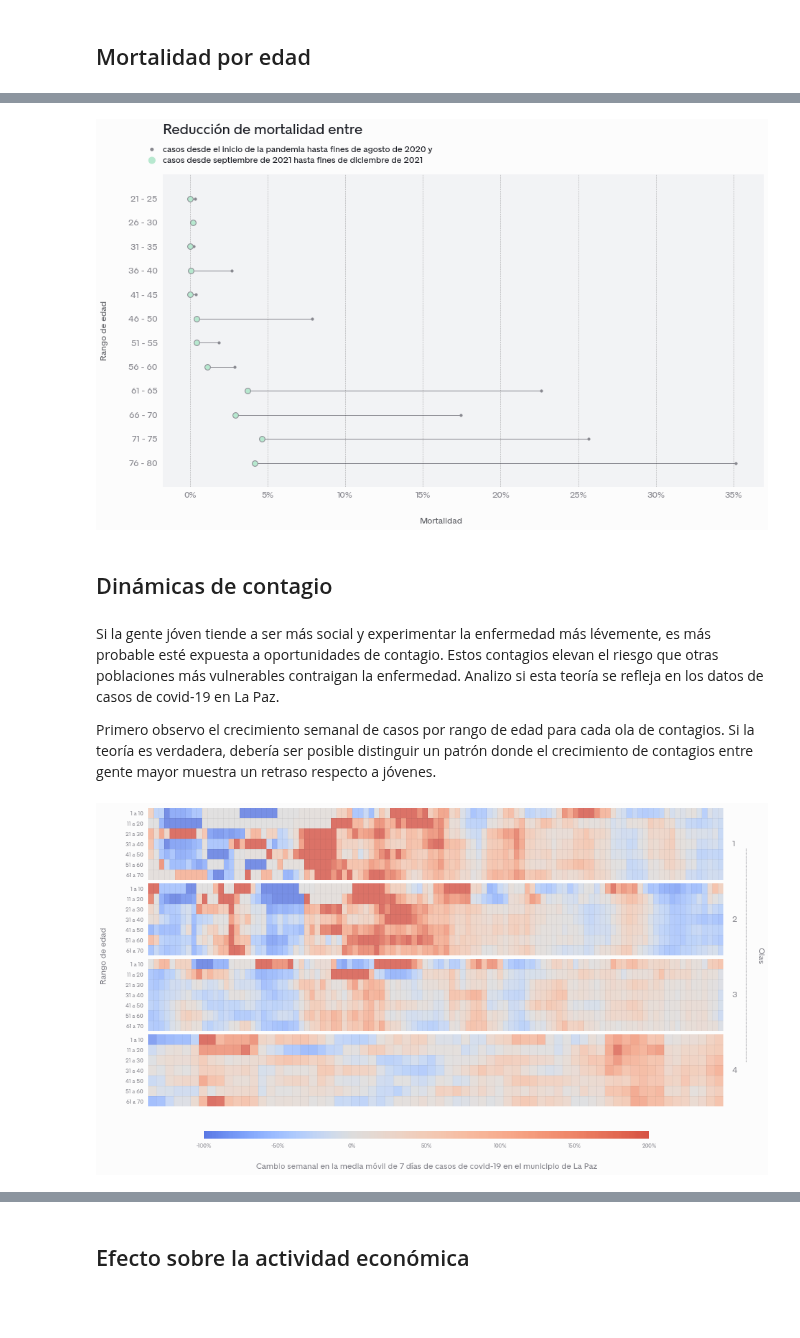
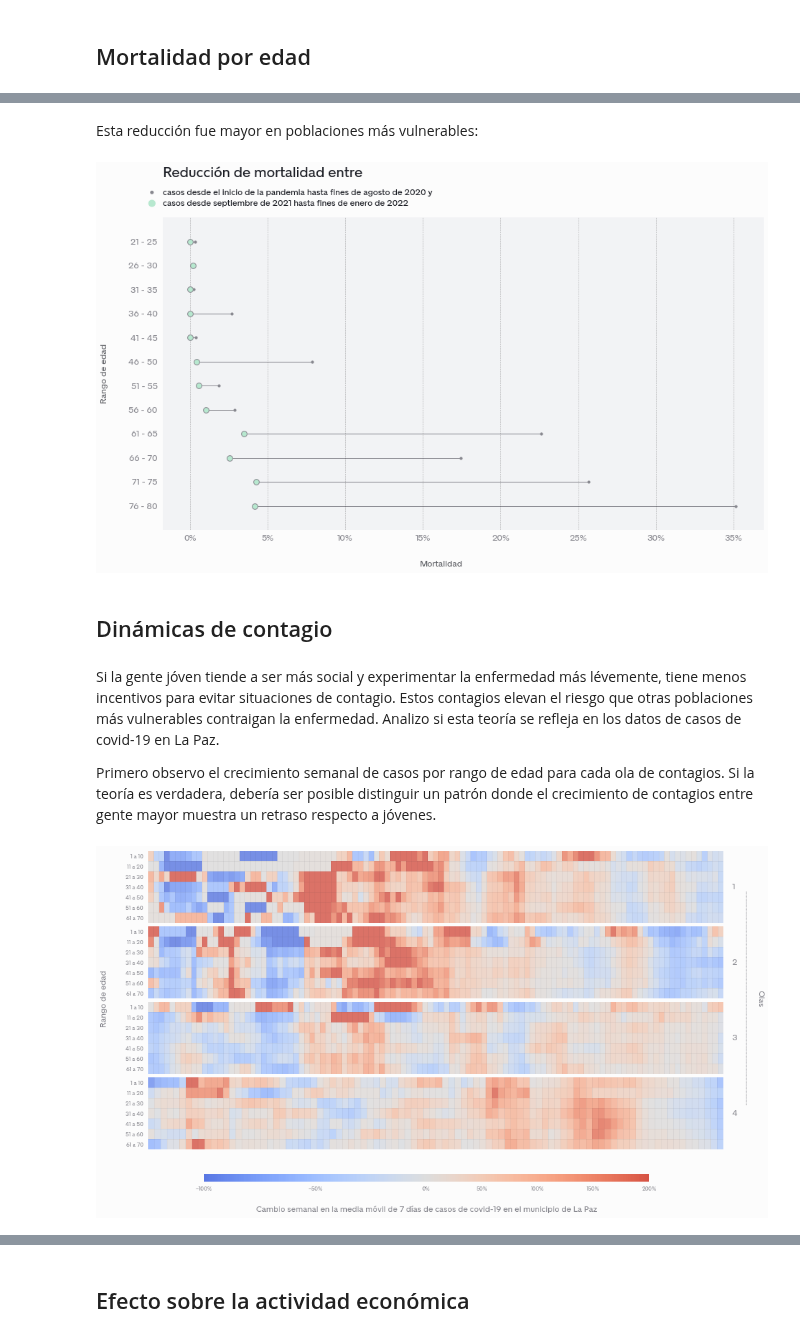
Before and after one commit to mauforonda/notas, a Jupyter notebook: covid19_en_lapaz.ipynb, the cells around one changed output, grey strips where cells are left out. Drawn from its saved outputs; the diff is of its cells as text; code cells hidden in the pictures; blank space fills up the shorter version.

```diff
--- a/covid19_en_lapaz.ipynb
+++ b/covid19_en_lapaz.ipynb
@@ -67,3 +67,5 @@ plot_matrix(mortalidad, 20, 80, '2020-05-01', '2021-12-31', 5)
+# %% [markdown]
+Esta reducción fue mayor en poblaciones más vulnerables:
 # %%
 def plot_reduccion_mortalidad(periodo_1,periodo_2, edad_min, edad_max, etiquetas):
     dfi = pd.concat([periodo_1.mean(axis=0), periodo_2.mean(axis=0)], axis=1)
@@ -97,23 +99,23 @@ def plot_reduccion_mortalidad(periodo_1,periodo_2, edad_min, edad_max, etiquetas
 
 plot_reduccion_mortalidad(
     mortalidad.loc[:'2020-09-01'],
-    mortalidad.loc['2021-09-01':'2022-01-01'],
+    mortalidad.loc['2021-09-01':'2022-02-01'],
     20,
     80,
     ['casos desde el inicio de la pandemia hasta fines de agosto de 2020 y',
-     'casos desde septiembre de 2021 hasta fines de diciembre de 2021']
+     'casos desde septiembre de 2021 hasta fines de enero de 2022']
 )
 # %% [output]
-[figure, old version]
+[figure, new version]
 # %% [markdown]
 ## Dinámicas de contagio
 # %% [markdown]
-Si la gente jóven tiende a ser más social y experimentar la enfermedad más lévemente, es más probable esté expuesta a oportunidades de contagio. Estos contagios elevan el riesgo que otras poblaciones más vulnerables contraigan la enfermedad. Analizo si esta teoría se refleja en los datos de casos de covid-19 en La Paz.
+Si la gente jóven tiende a ser más social y experimentar la enfermedad más lévemente, tiene menos incentivos para evitar situaciones de contagio. Estos contagios elevan el riesgo que otras poblaciones más vulnerables contraigan la enfermedad. Analizo si esta teoría se refleja en los datos de casos de covid-19 en La Paz.
 
 Primero observo el crecimiento semanal de casos por rango de edad para cada ola de contagios. Si la teoría es verdadera, debería ser posible distinguir un patrón donde el crecimiento de contagios entre gente mayor muestra un retraso respecto a jóvenes.
 # %%
 def get_casos():
-    casos = pd.read_csv('data/covid_lapaz/2022-01-11.csv', parse_dates=['registro', 'reporte'])
+    casos = pd.read_csv('data/covid_lapaz/2022-02-07.csv', parse_dates=['registro', 'reporte'])
     casos = casos[(casos.registro.notna()) & (casos.distrito.notna())]
     casos['distrito'] = casos['distrito'].astype(int)
     casos =  casos[['id', 'caso', 'sexo', 'edad', 'registro', 'distrito']]
@@ -138,7 +140,7 @@ def plot_change(ax, casos, since, until):
     linecolor = '#88888f'
     colormap = colors.ListedColormap(cm.get_cmap('coolwarm')(np.linspace(.1,.9, 255)))
     divnorm = colors.TwoSlopeNorm(vmin=-1, vcenter=0, vmax=2)
-    ax.imshow(c.T, cmap=colormap, origin='bottom', norm=divnorm, alpha=.8, aspect='auto')
+    ax.imshow(c.T, cmap=colormap, origin='lower', norm=divnorm, alpha=.8, aspect='auto')
     ax.yaxis.set_major_locator(ticker.FixedLocator(range(len(c.columns))))
     ax.yaxis.set_major_formatter(ticker.FixedFormatter(['{} a {}'.format(i+1, i + 10) for i in c.columns]))
     ax.set_xticklabels([])
@@ -157,40 +159,40 @@ def plot_wavechange(casos):
         {'start': '2020-05-01', 'end': '2020-08-15'},
         {'start': '2020-11-01', 'end': '2021-02-15'},
         {'start': '2021-03-01', 'end': '2021-06-15'},
-        {'start': '2021-11-01', 'end': '2022-01-10'}
+        {'start': '2021-11-01', 'end': '2022-02-07'}
     ]
 
     f, axs = plt.subplots(4,1,figsize=(15,8))
     f.set_facecolor(background)
     plt.subplots_adjust(hspace=.05)
 
     for i in range(0,4):
         plot_change(axs[i], casos, waves[i]['start'], waves[i]['end'])
 
     colormap = colors.ListedColormap(cm.get_cmap('coolwarm')(np.linspace(.1,.9, 255)))
     divnorm = colors.TwoSlopeNorm(vmin=-1, vcenter=0, vmax=2)
 
     cax = f.add_axes([0.2, 0.04, 0.60, 0.15])
     cax.set_axis_off()
     colorbar = plt.cm.ScalarMappable(norm=divnorm, cmap=colormap)
     cbar = f.colorbar(colorbar, ax=cax, orientation="horizontal", pad=.1, aspect=60)
     cbar.set_label(label="Cambio semanal en la media móvil de 7 días de casos de covid-19 en el municipio de La Paz",fontsize=12, color=linecolor,labelpad=20,)
     cbar.ax.tick_params(labelsize=8, labelcolor=linecolor)
     cbar.ax.xaxis.set_major_formatter(ticker.PercentFormatter(1,0))
     cbar.outline.set_linewidth(0)
 
     axs[1].annotate('Rango de edad', xy=(-.07, 0), xycoords='axes fraction', ha='right', va='center', fontsize=12, color=linecolor, rotation=90)
 
     for i in range(1,5):
         axs[i-1].annotate(i, xy=(1.015, .5), xycoords='axes fraction', ha='left', va='center', fontsize=12, color=linecolor, rotation=0)
 
     axs[1].annotate('Olas', xy=(1.07, 0), xycoords='axes fraction', ha='right', va='center', fontsize=12, color=linecolor, rotation=270)
     axs[1].annotate('', xy=(1.04, 1.5), xycoords='axes fraction', ha='right', va='center', fontsize=12, color=linecolor, xytext=(1.04, -1.5), textcoords='axes fraction', arrowprops=dict(arrowstyle="-", connectionstyle="arc3,rad=0.", color=linecolor, linewidth=.8, linestyle=':', alpha=.8))
 
 casos = get_casos()
 plot_wavechange(casos)
 # %% [output]
-[figure, old version]
+[figure, new version]
 # %%
 def get_manzanos():
     manzanos = gpd.read_file('data/poblacion_2020.json')
```
Also changed, not shown: parts of 12 cells of this notebook, 1 other file.
